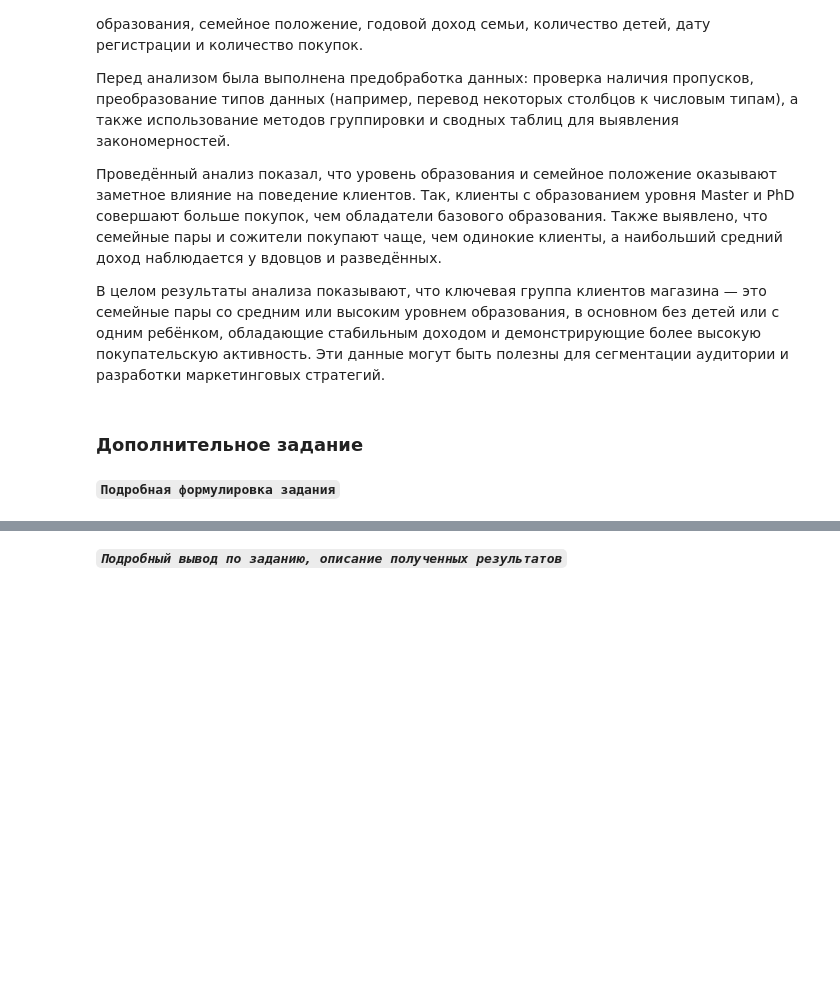
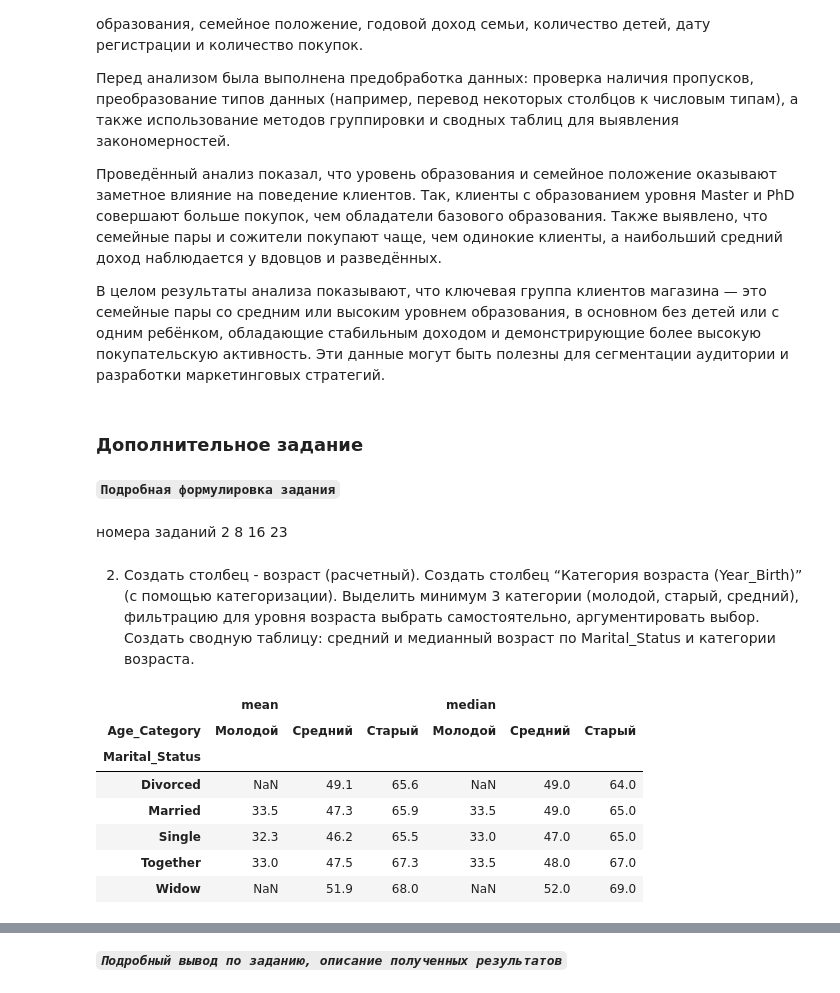
Before and after one commit to witcher770/sem_5_data_analiz, a Jupyter notebook: ЛР1_Уряшов_14.ipynb, the cells around one changed output, grey strips where cells are left out. Cells and saved outputs as stored; diff of their text form; code cells hidden in the pictures; blank space fills up the shorter version.

```diff
--- a/ЛР1_Уряшов_14.ipynb
+++ b/ЛР1_Уряшов_14.ipynb
@@ -495,0 +494,41 @@ df.pivot_table(index=['Education'], values='Quantity_Purchases', aggfunc='mean')
+# %% [markdown]
+номера заданий
+2
+8
+16
+23
+# %% [markdown]
+2. Создать столбец - возраст (расчетный). Создать столбец “Категория
+возраста (Year_Birth)” (с помощью категоризации). Выделить минимум 3
+категории (молодой, старый, средний), фильтрацию для уровня возраста
+выбрать самостоятельно, аргументировать выбор. Создать сводную
+таблицу: средний и медианный возраст по Marital_Status и категории
+возраста.
+# %%
+# Рассчитаем возраст
+df['Age'] = 2025 - df['Year_Birth']  # берём текущий год 2025, чтобы пример был актуален
+
+# Категории возраста: молодой (<35), средний (35-55), старый (>55)
+bins = [0, 34, 55, 100]
+labels = ['Молодой', 'Средний', 'Старый']
+df['Age_Category'] = pd.cut(df['Age'], bins=bins, labels=labels)
+
+# Создание сводной таблицы: средний и медианный возраст по семейному положению и категории возраста
+pivot_age = df.pivot_table(
+    index='Marital_Status',
+    columns='Age_Category',
+    values='Age',
+    aggfunc=['mean', 'median'],
+    observed=False
+).round(1)
+
+pivot_age
+# %% [output]
+|  | mean |  |  | median |  |  |
+| Age_Category | Молодой | Средний | Старый | Молодой | Средний | Старый |
+| Marital_Status |  |  |  |  |  |  |
+| Divorced | NaN | 49.1 | 65.6 | NaN | 49.0 | 64.0 |
+| Married | 33.5 | 47.3 | 65.9 | 33.5 | 49.0 | 65.0 |
+| Single | 32.3 | 46.2 | 65.5 | 33.0 | 47.0 | 65.0 |
+| Together | 33.0 | 47.5 | 67.3 | 33.5 | 48.0 | 67.0 |
+| Widow | NaN | 51.9 | 68.0 | NaN | 52.0 | 69.0 |
```
Also changed, not shown: parts of 13 cells of this notebook.
